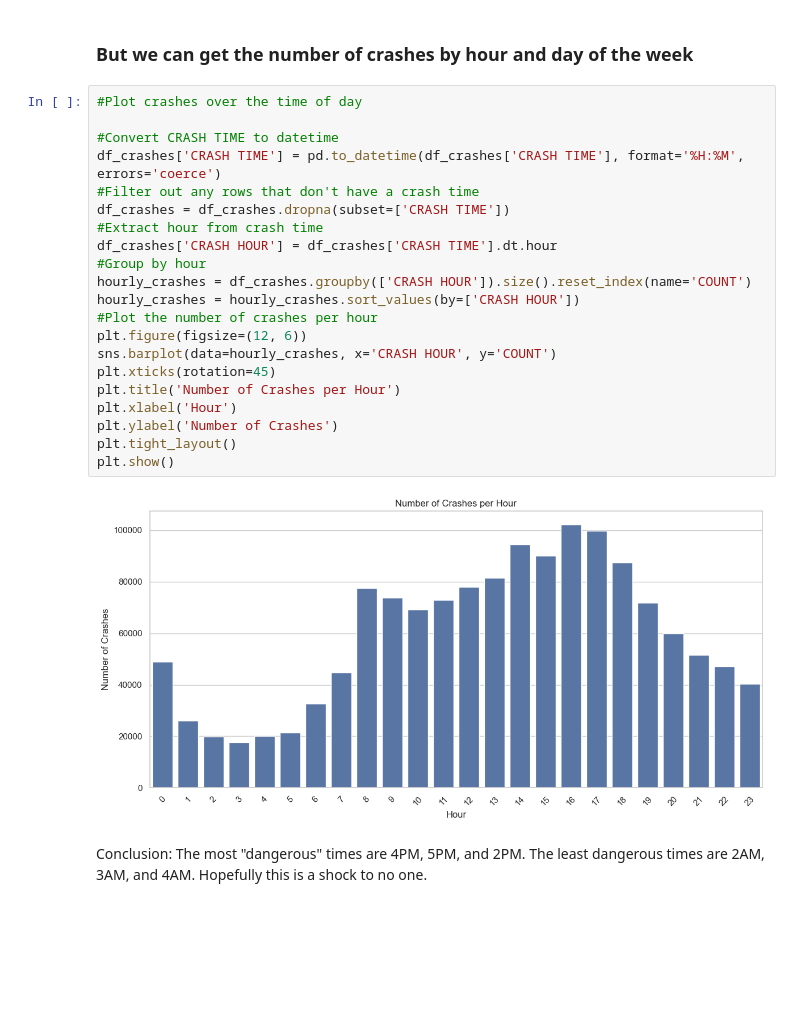
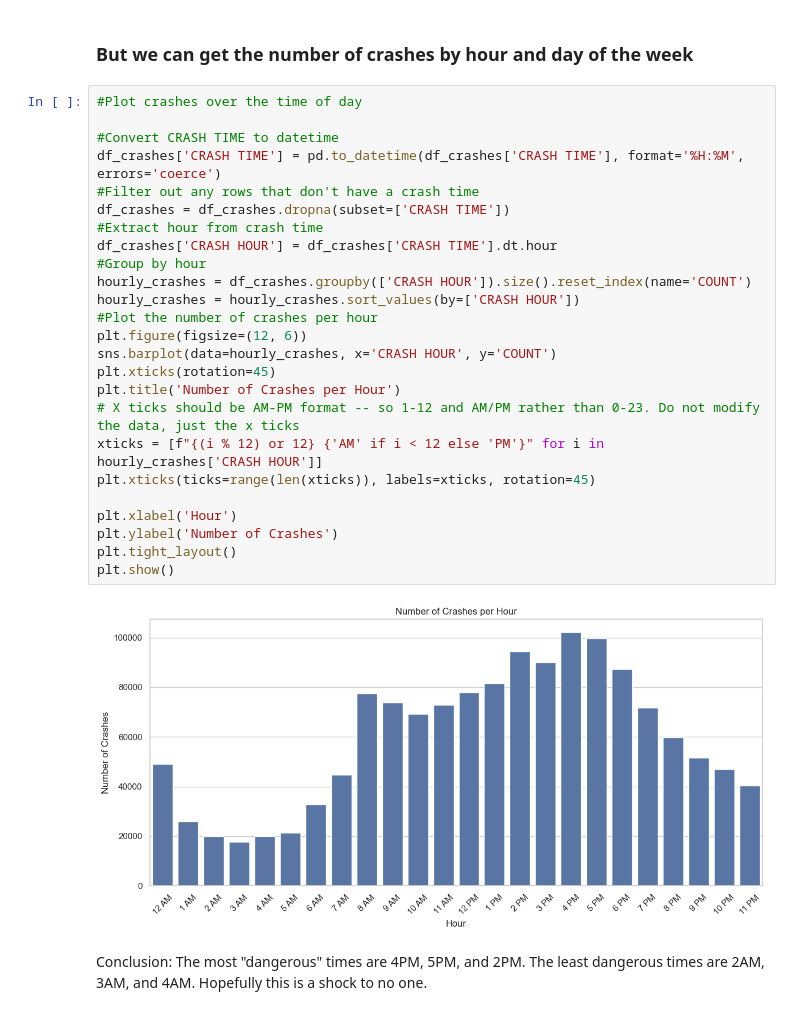
Before and after one commit to Silverasdf/ny_crashes_project, a Jupyter notebook: initial_analysis.ipynb, the cells around one changed output. Cells and saved outputs as stored; diff of their text form; blank space fills up the shorter version.

Commit message:
Added pie chart, fixed military time issue

```diff
--- a/initial_analysis.ipynb
+++ b/initial_analysis.ipynb
@@ -321,26 +352,30 @@ Conclusion: Don't use this graph. It's not helpful.
 # %%
 #Plot crashes over the time of day
 
 #Convert CRASH TIME to datetime
 df_crashes['CRASH TIME'] = pd.to_datetime(df_crashes['CRASH TIME'], format='%H:%M', errors='coerce')
 #Filter out any rows that don't have a crash time
 df_crashes = df_crashes.dropna(subset=['CRASH TIME'])
 #Extract hour from crash time
 df_crashes['CRASH HOUR'] = df_crashes['CRASH TIME'].dt.hour
 #Group by hour
 hourly_crashes = df_crashes.groupby(['CRASH HOUR']).size().reset_index(name='COUNT')
 hourly_crashes = hourly_crashes.sort_values(by=['CRASH HOUR'])
 #Plot the number of crashes per hour
 plt.figure(figsize=(12, 6))
 sns.barplot(data=hourly_crashes, x='CRASH HOUR', y='COUNT')
 plt.xticks(rotation=45)
 plt.title('Number of Crashes per Hour')
+# X ticks should be AM-PM format -- so 1-12 and AM/PM rather than 0-23. Do not modify the data, just the x ticks
+xticks = [f"{(i % 12) or 12} {'AM' if i < 12 else 'PM'}" for i in hourly_crashes['CRASH HOUR']]
+plt.xticks(ticks=range(len(xticks)), labels=xticks, rotation=45)
+
 plt.xlabel('Hour')
 plt.ylabel('Number of Crashes')
 plt.tight_layout()
 plt.show()
 # %% [output]
-[figure, old version]
+[figure, new version]
 # %% [markdown]
 Conclusion: The most "dangerous" times are 4PM, 5PM, and 2PM. The least dangerous times are 2AM, 3AM, and 4AM. Hopefully this is a shock to no one.
 # %%
```
Also changed, not shown: parts of 2 cells of this notebook.
